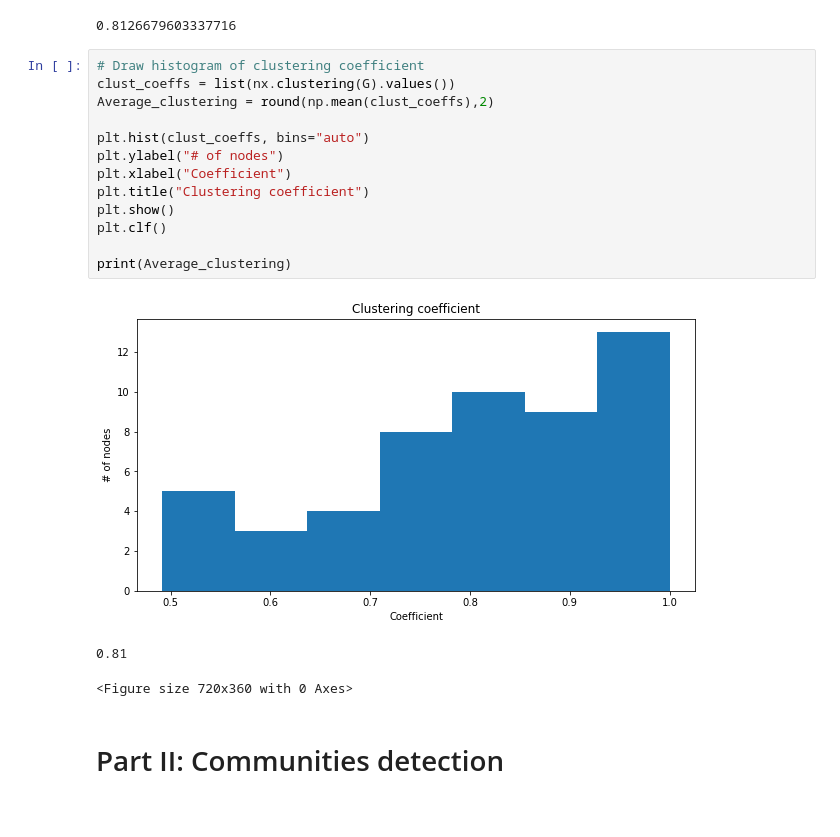
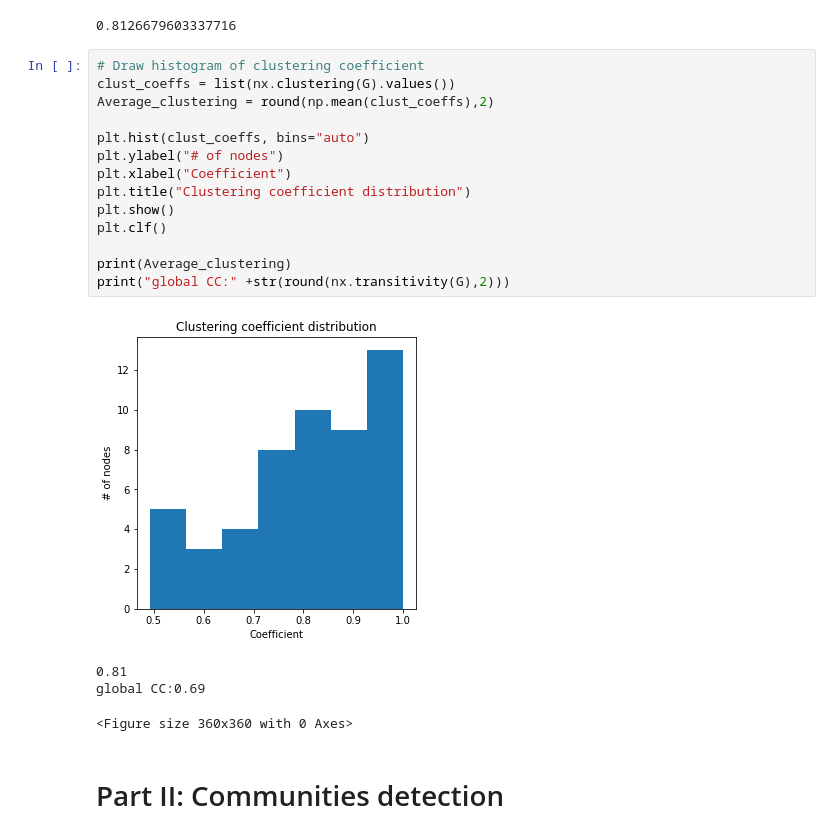
Before and after one commit to SimonLegendrre/LINMA2472_AlgoInDataScienceProjet1, a Jupyter notebook: ProjectAdrien.ipynb, the cells around one changed output. Saved outputs shown, nothing was run; the diff lists cells and outputs as text.

```diff
--- a/ProjectAdrien.ipynb
+++ b/ProjectAdrien.ipynb
@@ -256,20 +256,22 @@ print(nx.average_clustering(G))
 # %%
 # Draw histogram of clustering coefficient
 clust_coeffs = list(nx.clustering(G).values())
 Average_clustering = round(np.mean(clust_coeffs),2)
 
 plt.hist(clust_coeffs, bins="auto")
 plt.ylabel("# of nodes")
 plt.xlabel("Coefficient")
-plt.title("Clustering coefficient")
+plt.title("Clustering coefficient distribution")
 plt.show()
 plt.clf()
 
 print(Average_clustering)
+print("global CC:" +str(round(nx.transitivity(G),2)))
 # %% [output]
-[figure, old version]
+[figure, new version]
 0.81
+global CC:0.69
-<Figure size 720x360 with 0 Axes>
+<Figure size 360x360 with 0 Axes>
 # %% [markdown]
 # Part II: Communities detection
 # %% [markdown]
```
Also changed, not shown: parts of 4 cells of this notebook, 2 other files.
